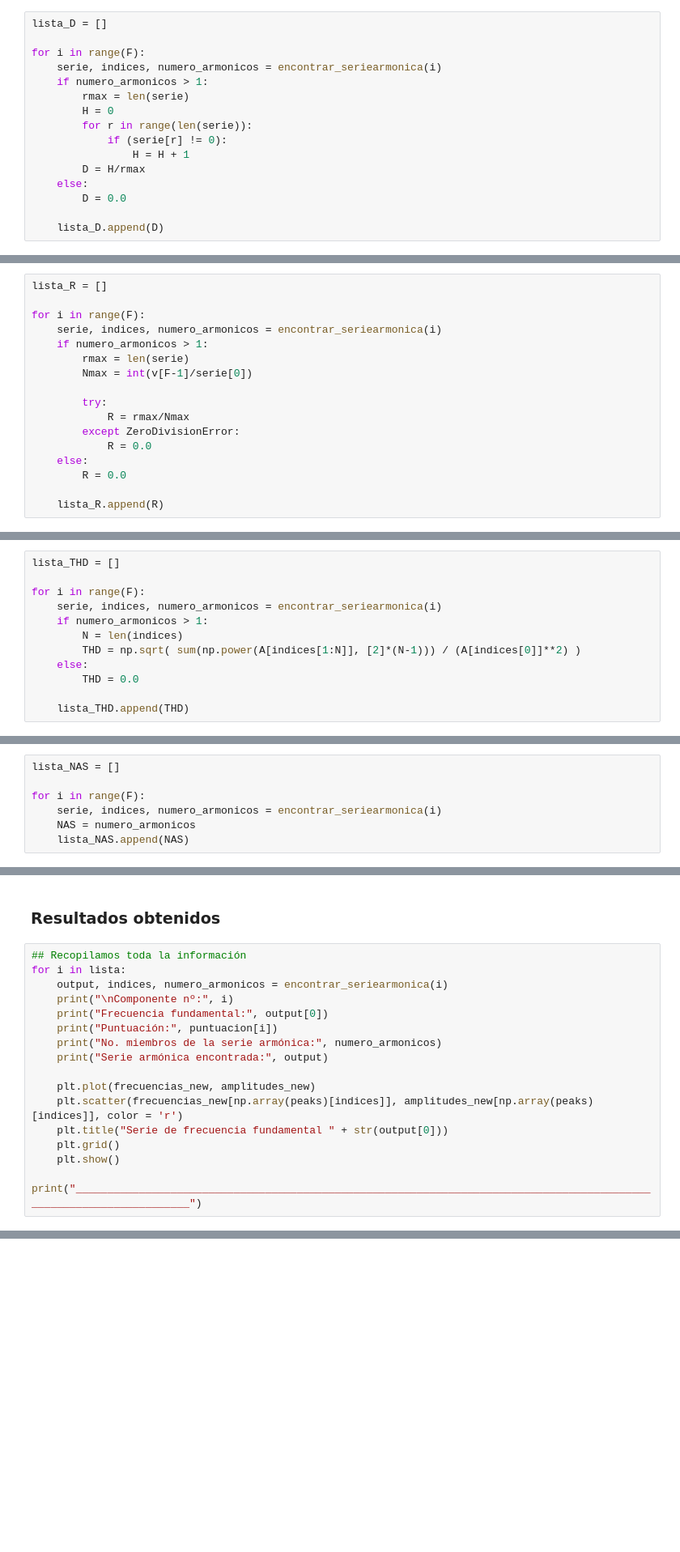
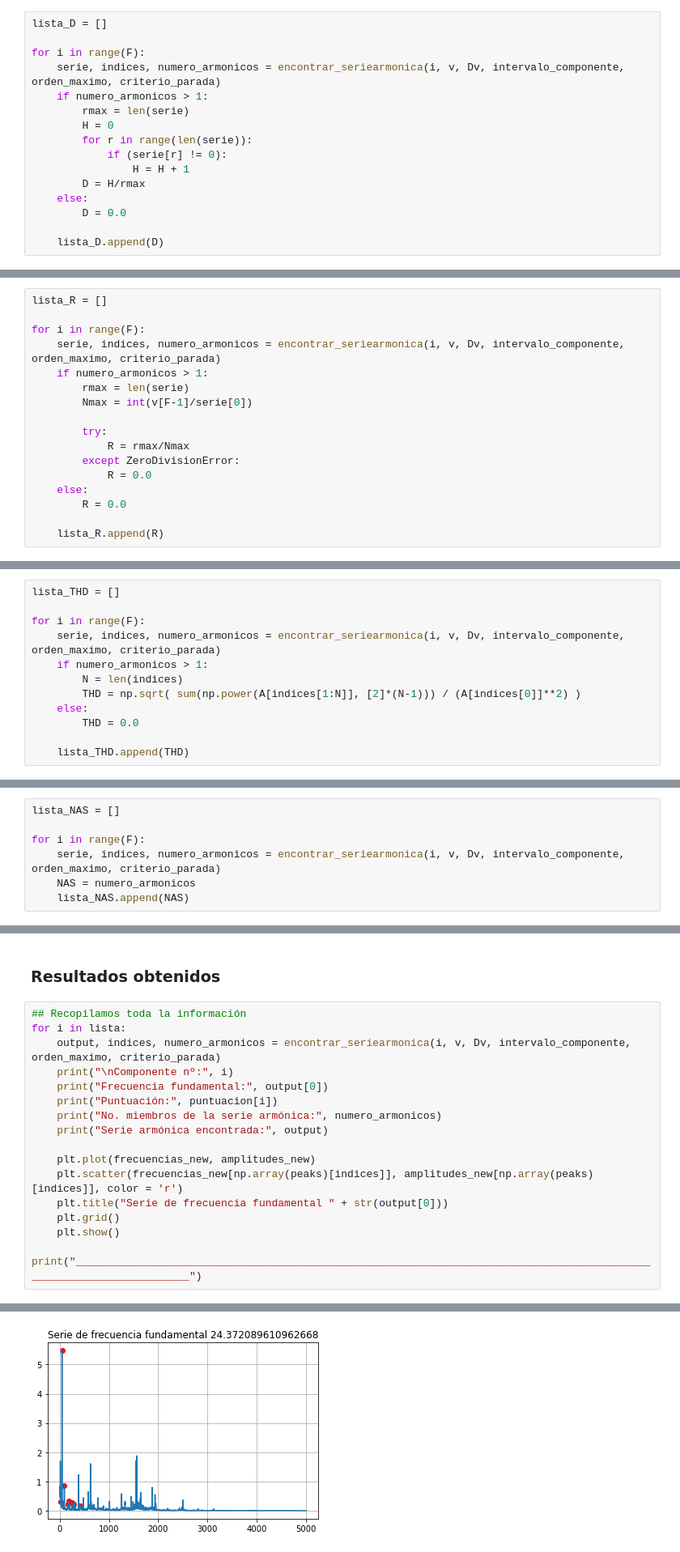
Before and after one commit to alejandranavcas/deteccion-series-armonicas, a Jupyter notebook: Detección series de armónicos - Espectro importado - Short.ipynb, the cells around one changed output, grey strips where cells are left out. Shown at 81% size. Drawn from its saved outputs; the diff is of its cells as text; blank space fills up the shorter version.

```diff
--- a/Detección series de armónicos - Espectro importado - Short.ipynb
+++ b/Detección series de armónicos - Espectro importado - Short.ipynb
@@ -563,7 +441,7 @@ Una serie a la cual le faltan muchos armónicos tendrá una densidad pequeña mi
 lista_D = []
 
 for i in range(F):
-    serie, indices, numero_armonicos = encontrar_seriearmonica(i)
+    serie, indices, numero_armonicos = encontrar_seriearmonica(i, v, Dv, intervalo_componente, orden_maximo, criterio_parada)
     if numero_armonicos > 1:
         rmax = len(serie)
         H = 0
@@ -595,7 +473,7 @@ Este criterio ayuda a considerar de manera diferente dos series con el mismo car
 lista_R = []
 
 for i in range(F):
-    serie, indices, numero_armonicos = encontrar_seriearmonica(i)
+    serie, indices, numero_armonicos = encontrar_seriearmonica(i, v, Dv, intervalo_componente, orden_maximo, criterio_parada)
     if numero_armonicos > 1:
         rmax = len(serie)
         Nmax = int(v[F-1]/serie[0])
@@ -625,7 +503,7 @@ Este criterio es muy útil en aplicaciones donde se sabe la amplitud de la serie
 lista_THD = []
 
 for i in range(F):
-    serie, indices, numero_armonicos = encontrar_seriearmonica(i)
+    serie, indices, numero_armonicos = encontrar_seriearmonica(i, v, Dv, intervalo_componente, orden_maximo, criterio_parada)
     if numero_armonicos > 1:
         N = len(indices)
         THD = np.sqrt( sum(np.power(A[indices[1:N]], [2]*(N-1))) / (A[indices[0]]**2) )
@@ -643,7 +521,7 @@ Este criterio también puede ser útil. El coeficiente NAS sería más alto cuá
 lista_NAS = []
 
 for i in range(F):
-    serie, indices, numero_armonicos = encontrar_seriearmonica(i)
+    serie, indices, numero_armonicos = encontrar_seriearmonica(i, v, Dv, intervalo_componente, orden_maximo, criterio_parada)
     NAS = numero_armonicos
     lista_NAS.append(NAS)
 # %% [markdown]
@@ -674,7 +574,7 @@ display(lista)
 # %%
 ## Recopilamos toda la información
 for i in lista:
-    output, indices, numero_armonicos = encontrar_seriearmonica(i)
+    output, indices, numero_armonicos = encontrar_seriearmonica(i, v, Dv, intervalo_componente, orden_maximo, criterio_parada)
     print("\nComponente nº:", i)
     print("Frecuencia fundamental:", output[0])
     print("Puntuación:", puntuacion[i])
@@ -687,3 +587,4 @@ for i in lista:
     plt.grid()
     plt.show()
     print("____________________________________________________________________________________________________________________")
+# %% [output]
@@ -689,0 +596 @@ for i in lista:
+[figure, added]
```
Also changed, not shown: parts of 23 cells of this notebook, 2 other files.
